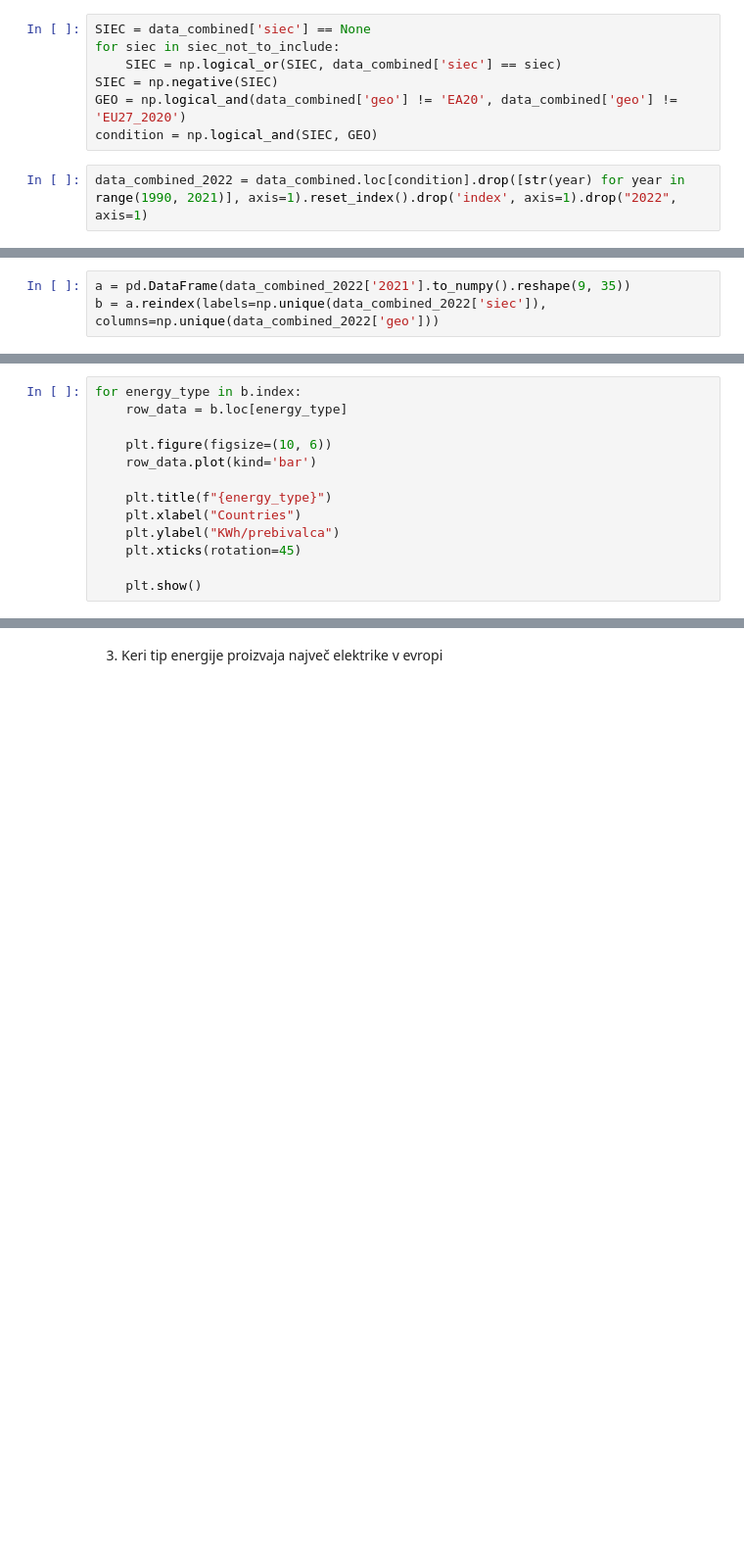
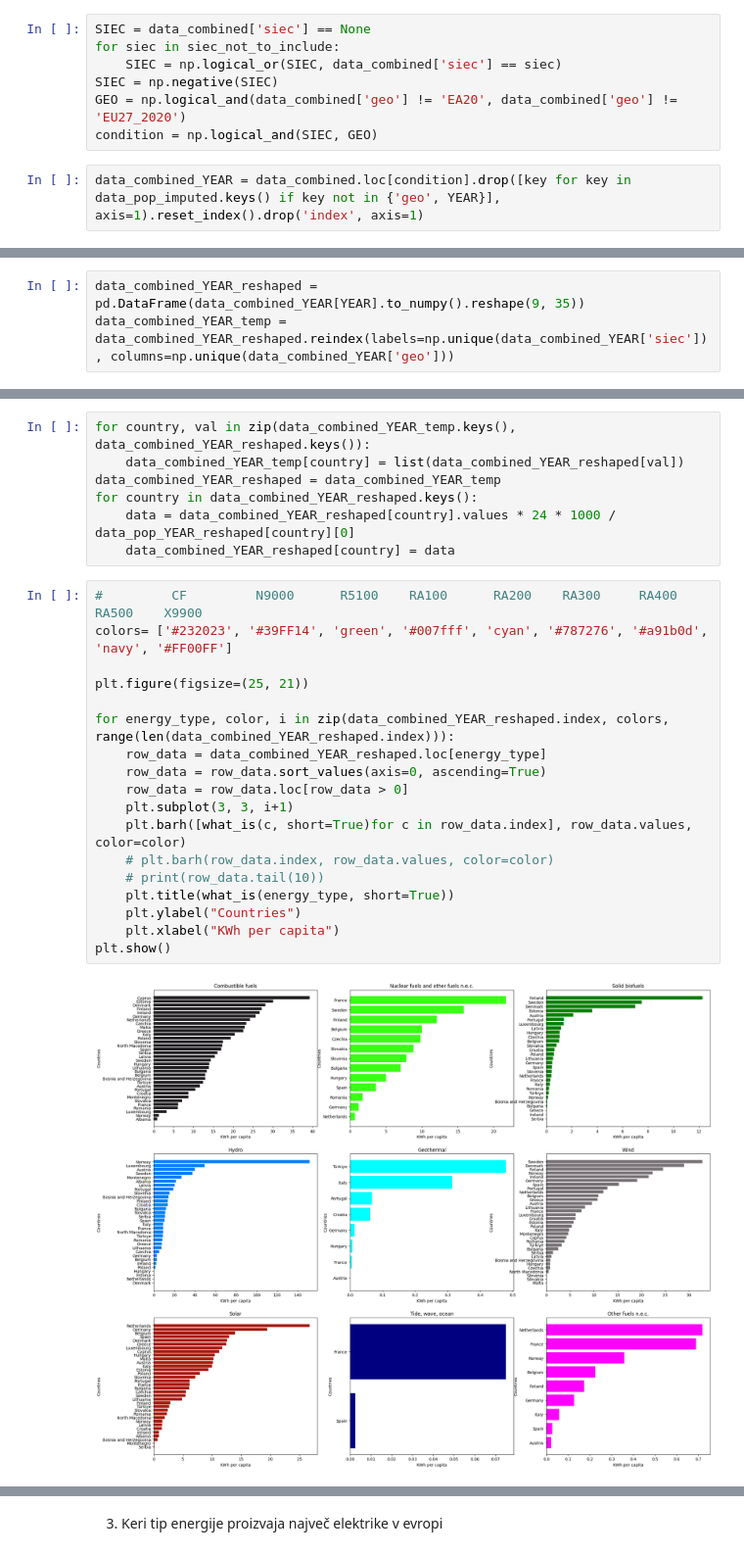
Before and after one commit to TilenG2/EU_Power_production, a Jupyter notebook: electrical_production.ipynb, the cells around one changed output, grey strips where cells are left out. Shown at 98% size. Saved outputs shown, nothing was run; the diff lists cells and outputs as text; blank space fills up the shorter version.

```diff
--- a/electrical_production.ipynb
+++ b/electrical_production.ipynb
@@ -241,5 +243,5 @@ SIEC = np.negative(SIEC)
 GEO = np.logical_and(data_combined['geo'] != 'EA20', data_combined['geo'] != 'EU27_2020')
 condition = np.logical_and(SIEC, GEO)
 # %%
-data_combined_2022 = data_combined.loc[condition].drop([str(year) for year in range(1990, 2021)], axis=1).reset_index().drop('index', axis=1).drop("2022", axis=1)
+data_combined_YEAR = data_combined.loc[condition].drop([key for key in data_pop_imputed.keys() if key not in {'geo', YEAR}], axis=1).reset_index().drop('index', axis=1)
 # %%
@@ -261,3 +260,3 @@ asd
 # %%
-a = pd.DataFrame(data_combined_2022['2021'].to_numpy().reshape(9, 35))
-b = a.reindex(labels=np.unique(data_combined_2022['siec']), columns=np.unique(data_combined_2022['geo']))
+data_combined_YEAR_reshaped = pd.DataFrame(data_combined_YEAR[YEAR].to_numpy().reshape(9, 35))
+data_combined_YEAR_temp = data_combined_YEAR_reshaped.reindex(labels=np.unique(data_combined_YEAR['siec']), columns=np.unique(data_combined_YEAR['geo']))
@@ -271,13 +262,0 @@ Name: BG, dtype: float64
-# %%
-for energy_type in b.index:
-    row_data = b.loc[energy_type]
-
-    plt.figure(figsize=(10, 6))
-    row_data.plot(kind='bar')
-
-    plt.title(f"{energy_type}")
-    plt.xlabel("Countries")
-    plt.ylabel("KWh/prebivalca")
-    plt.xticks(rotation=45)
-
-    plt.show()
@@ -342,0 +263,27 @@ what_is('MW')
+# %%
+for country, val in zip(data_combined_YEAR_temp.keys(), data_combined_YEAR_reshaped.keys()):
+    data_combined_YEAR_temp[country] = list(data_combined_YEAR_reshaped[val])
+data_combined_YEAR_reshaped = data_combined_YEAR_temp
+for country in data_combined_YEAR_reshaped.keys():
+    data = data_combined_YEAR_reshaped[country].values * 24 * 1000 / data_pop_YEAR_reshaped[country][0]
+    data_combined_YEAR_reshaped[country] = data
+# %%
+#         CF         N9000      R5100    RA100      RA200    RA300     RA400      RA500    X9900
+colors= ['#232023', '#39FF14', 'green', '#007fff', 'cyan', '#787276', '#a91b0d', 'navy', '#FF00FF']
+
+plt.figure(figsize=(25, 21))
+
+for energy_type, color, i in zip(data_combined_YEAR_reshaped.index, colors, range(len(data_combined_YEAR_reshaped.index))):
+    row_data = data_combined_YEAR_reshaped.loc[energy_type]
+    row_data = row_data.sort_values(axis=0, ascending=True)
+    row_data = row_data.loc[row_data > 0]
+    plt.subplot(3, 3, i+1)
+    plt.barh([what_is(c, short=True)for c in row_data.index], row_data.values, color=color)
+    # plt.barh(row_data.index, row_data.values, color=color)
+    # print(row_data.tail(10))
+    plt.title(what_is(energy_type, short=True))
+    plt.ylabel("Countries")
+    plt.xlabel("KWh per capita")
+plt.show()
+# %% [output]
+[figure, added]
```
Also changed, not shown: parts of 30 cells of this notebook, 3 other files.
